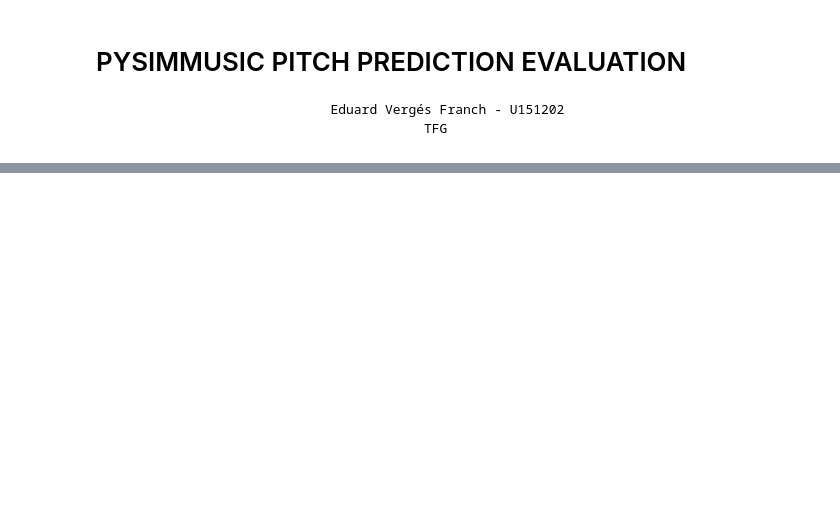
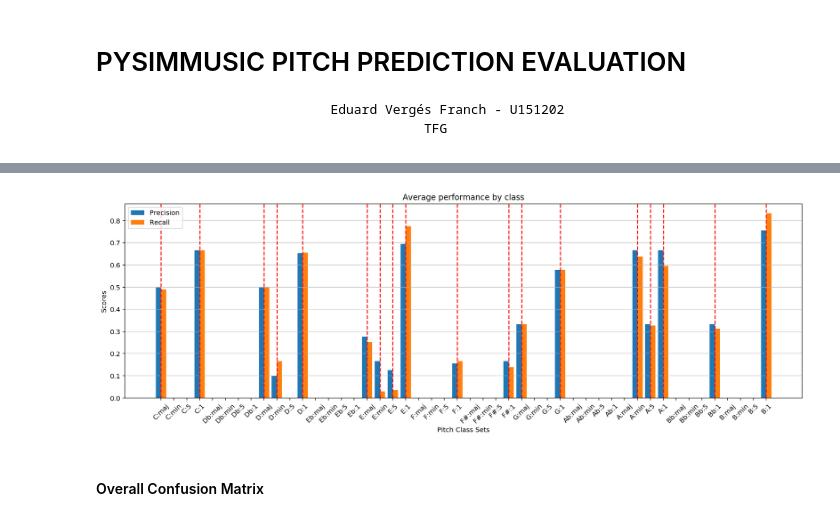
Before and after one commit to EduardVergesFranch/TFG_EduardVergesFranch, a Jupyter notebook: test_code/Metrics_NewModel_Notebook.ipynb, the cells around one changed output, grey strips where cells are left out. Drawn from its saved outputs; the diff is of its cells as text; code cells hidden in the pictures; blank space fills up the shorter version.

```diff
--- a/test_code/Metrics_NewModel_Notebook.ipynb
+++ b/test_code/Metrics_NewModel_Notebook.ipynb
@@ -67,0 +188,15 @@ Note duration not specified / Not Found! -> PRINTING GENERAL STATS
+# %%
+overall_precision = np.zeros(48)
+overall_recall = np.zeros(48)
+
+for num, (an, aud) in enumerate(zip(anno, audio)):
+    met = NewModel_Metrics(an,aud,info = False)
+    if desired_notes:
+        dn = met.notes_durations[desired_notes]
+    precision, recall,_ , _ = met.per_class_performance(desired_notes = dn,print_results = True)
+
+    overall_precision = [a + b for a, b in zip(overall_precision, precision )] ## Add to global result
+    overall_recall = [a + b for a, b in zip(overall_recall, recall )] ## Add to global result
+
+overall_precision = [p/(num+1) for p in overall_precision]
+overall_recall = [r/(num+1) for r in overall_recall]
@@ -67,0 +216,30 @@ Note duration not specified / Not Found! -> PRINTING GENERAL STATS
+# %%
+fig, ax = plt.subplots(figsize = (15,5))
+x = np.arange(len(overall_precision))  # the label locations
+width = 0.40  # the width of the bars
+
+ax.bar(x - width/2, overall_precision, width, label='Precision',align = 'center')
+ax.bar(x+ width/2, overall_recall, width, label='Recall',align = 'center')
+
+present = np.where(np.array(support_dataset) > 0)[0]
+for p in present:
+    ax.axvline(x=p, color='r', linestyle='--')
+
+# Add some text for labels, title and custom x-axis tick labels, etc.
+ax.set_ylabel('Scores')
+ax.set_xlabel('Pitch Class Sets')
+ax.set_title('Average performance by class')
+ax.set_xticks(x)
+
+ax.set_xticklabels(met.list_pitch_classes)
+ax.legend()
+
+
+fig.tight_layout()
+plt.xticks(rotation=45)
+plt.grid(axis='y', alpha=0.75)
+plt.show()
+# %% [output]
+[figure, added]
+# %% [markdown]
+#### Overall Confusion Matrix
```
Also changed, not shown: parts of 37 cells of this notebook, 51 other files.
